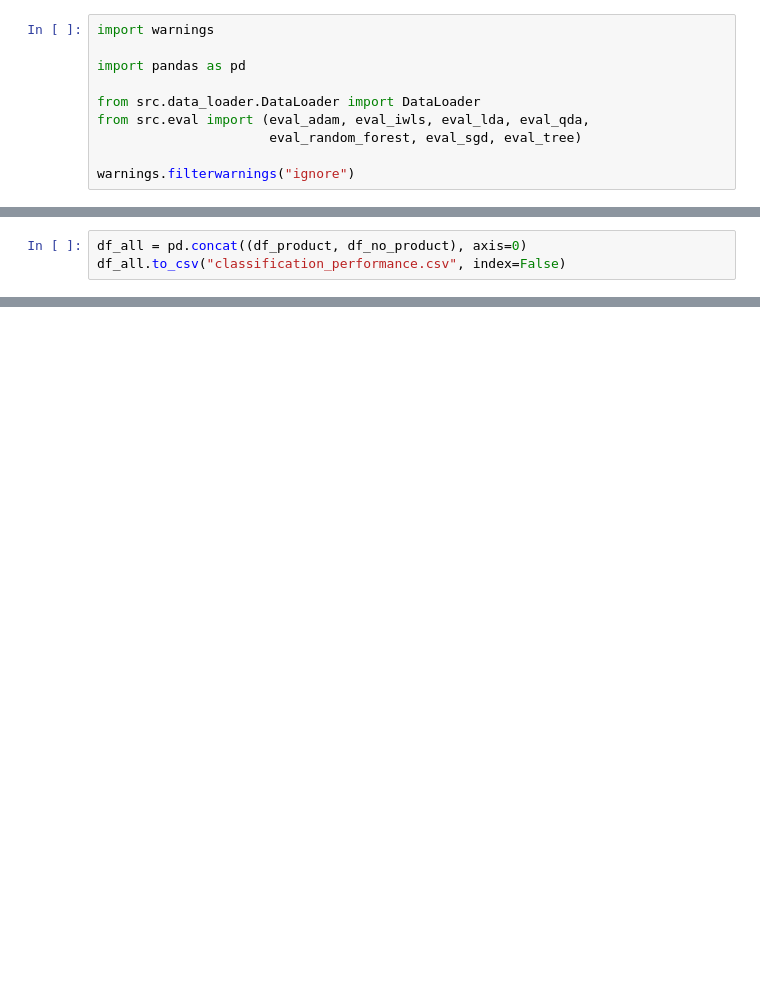
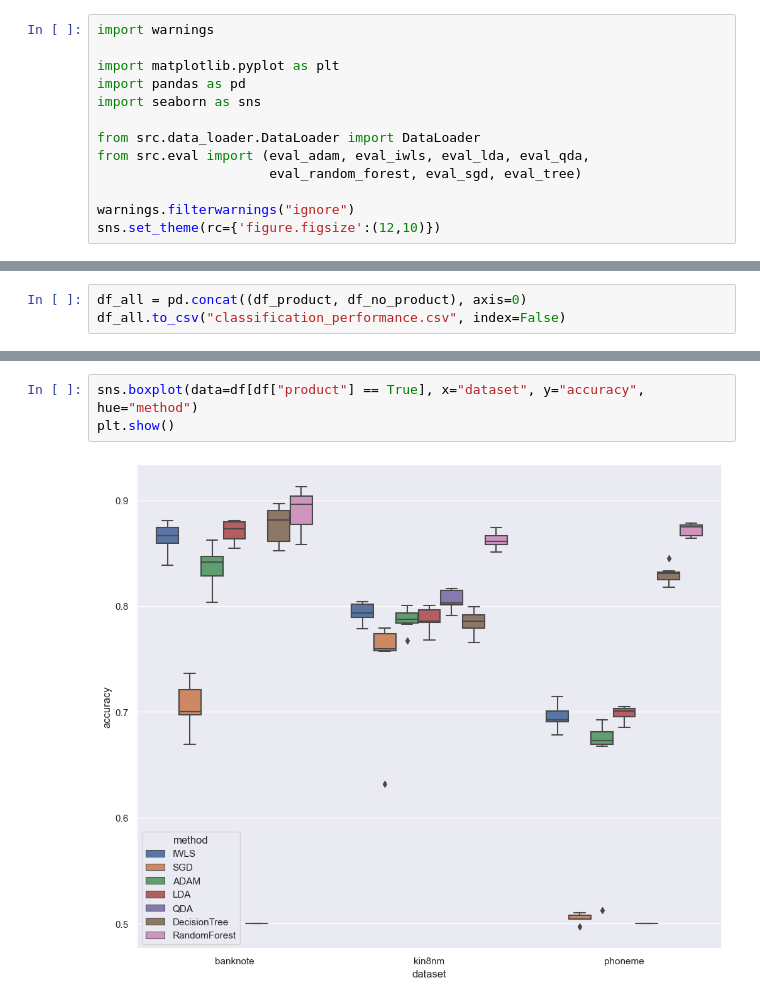
Before and after one commit to dyrewucktv/aml_projekt, a Jupyter notebook: classification_performance_analysis.ipynb, the cells around one changed output, grey strips where cells are left out. Drawn from its saved outputs; the diff is of its cells as text; blank space fills up the shorter version.

```diff
--- a/classification_performance_analysis.ipynb
+++ b/classification_performance_analysis.ipynb
@@ -1,13 +1,16 @@
 # %%
 import warnings
 
+import matplotlib.pyplot as plt
 import pandas as pd
+import seaborn as sns
 
 from src.data_loader.DataLoader import DataLoader
 from src.eval import (eval_adam, eval_iwls, eval_lda, eval_qda,
                       eval_random_forest, eval_sgd, eval_tree)
 
 warnings.filterwarnings("ignore")
+sns.set_theme(rc={'figure.figsize':(12,10)})
 # %%
 random_states = [420, 69, 42, 24, 96, 1312, 777]
 # %%
@@ -57,0 +63,5 @@ df.head()
+# %%
+sns.boxplot(data=df[df["product"] == True], x="dataset", y="accuracy", hue="method")
+plt.show()
+# %% [output]
+[figure, added]
```
Also changed, not shown: parts of 4 cells of this notebook.
